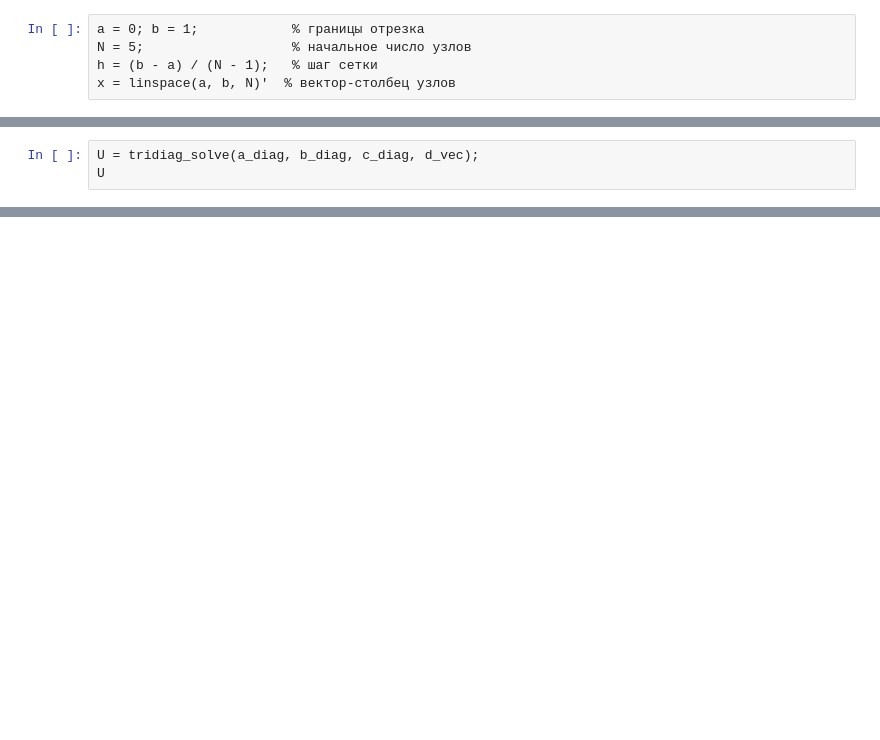
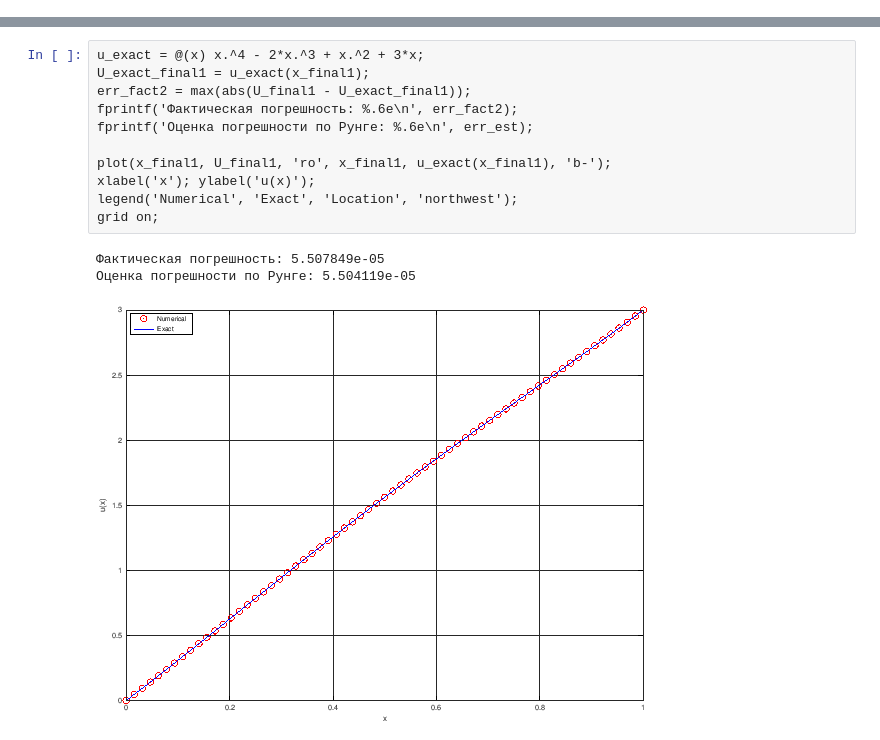
Before and after one commit to noname123920/chisleniemethody_coursework, a Jupyter notebook: main.ipynb, the cells around one changed output, grey strips where cells are left out. Cells and saved outputs as stored; diff of their text form; blank space fills up the shorter version.

```diff
--- a/main.ipynb
+++ b/main.ipynb
@@ -3,5 +19,0 @@ graphics_toolkit("gnuplot")
-# %%
-a = 0; b = 1;            % границы отрезка
-N = 5;                   % начальное число узлов
-h = (b - a) / (N - 1);   % шаг сетки
-x = linspace(a, b, N)'  % вектор-столбец узлов
@@ -143,3 +19,0 @@ end
-# %%
-U = tridiag_solve(a_diag, b_diag, c_diag, d_vec);
-U
@@ -237,0 +120,15 @@ N = 129, h = 0.007812, погрешность = 9.613404e-05
+# %%
+u_exact = @(x) x.^4 - 2*x.^3 + x.^2 + 3*x;
+U_exact_final1 = u_exact(x_final1);
+err_fact2 = max(abs(U_final1 - U_exact_final1));
+fprintf('Фактическая погрешность: %.6e\n', err_fact2);
+fprintf('Оценка погрешности по Рунге: %.6e\n', err_est);
+
+plot(x_final1, U_final1, 'ro', x_final1, u_exact(x_final1), 'b-');
+xlabel('x'); ylabel('u(x)');
+legend('Numerical', 'Exact', 'Location', 'northwest');
+grid on;
+# %% [output]
+Фактическая погрешность: 5.507849e-05
+Оценка погрешности по Рунге: 5.504119e-05
+[figure, added]
```
Also changed, not shown: parts of 27 cells of this notebook, 13 other files.
